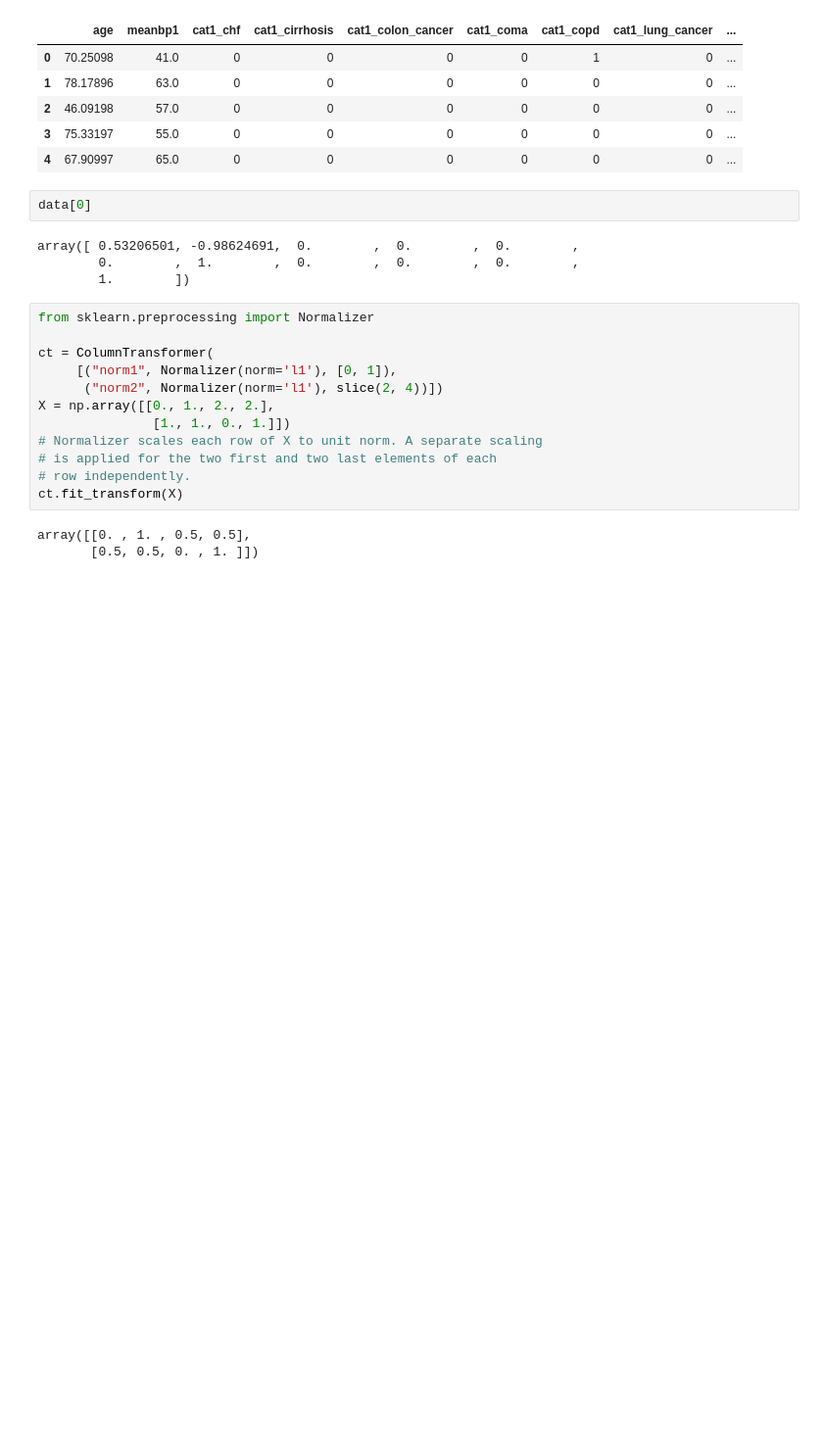
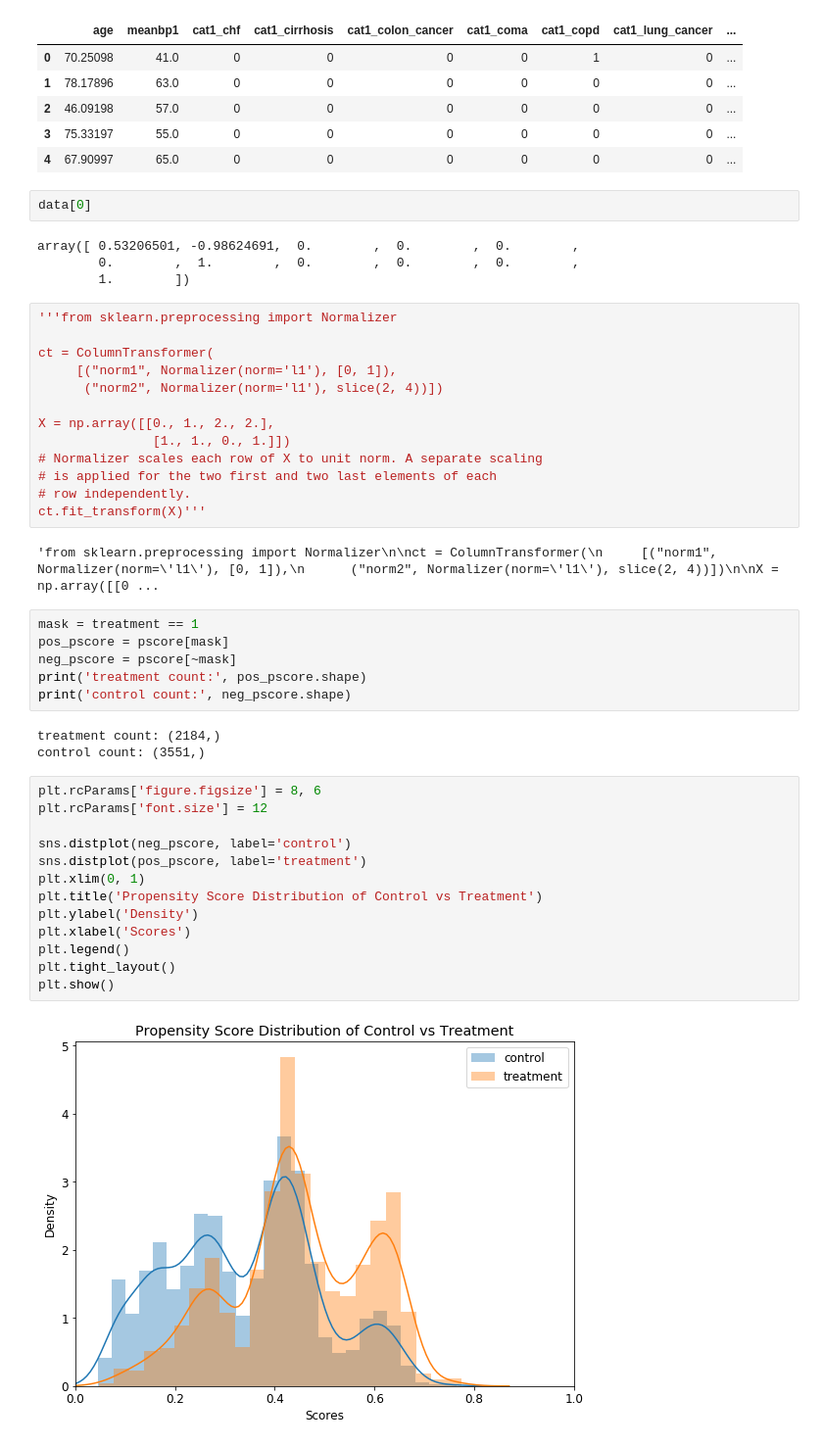
Before and after one commit to sidhant-guliani/propensity_score, a Jupyter notebook: propensity_score/example/catheterization_dataset/heart_cathterization_dataset_PS.ipynb, the cells around one changed output. Shown: that part at 98% size. Saved outputs shown, nothing was run; the diff lists cells and outputs as text; blank space fills up the shorter version.

```diff
--- a/propensity_score/example/catheterization_dataset/heart_cathterization_dataset_PS.ipynb
+++ b/propensity_score/example/catheterization_dataset/heart_cathterization_dataset_PS.ipynb
@@ -274,17 +282,41 @@ array([ 0.53206501, -0.98624691,  0.        ,  0.        ,  0.        ,
         0.        ,  1.        ,  0.        ,  0.        ,  0.        ,
         1.        ])
 # %%
-from sklearn.preprocessing import Normalizer
+'''from sklearn.preprocessing import Normalizer
 
 ct = ColumnTransformer(
      [("norm1", Normalizer(norm='l1'), [0, 1]),
       ("norm2", Normalizer(norm='l1'), slice(2, 4))])
+
 X = np.array([[0., 1., 2., 2.],
                [1., 1., 0., 1.]])
 # Normalizer scales each row of X to unit norm. A separate scaling
 # is applied for the two first and two last elements of each
 # row independently.
-ct.fit_transform(X)
+ct.fit_transform(X)'''
 # %% [output]
-array([[0. , 1. , 0.5, 0.5],
-       [0.5, 0.5, 0. , 1. ]])
+'from sklearn.preprocessing import Normalizer\n\nct = ColumnTransformer(\n     [("norm1", Normalizer(norm=\'l1\'), [0, 1]),\n      ("norm2", Normalizer(norm=\'l1\'), slice(2, 4))])\n\nX = np.array([[0 ...
+# %%
+mask = treatment == 1
+pos_pscore = pscore[mask]
+neg_pscore = pscore[~mask]
+print('treatment count:', pos_pscore.shape)
+print('control count:', neg_pscore.shape)
+# %% [output]
+treatment count: (2184,)
+control count: (3551,)
+# %%
+plt.rcParams['figure.figsize'] = 8, 6
+plt.rcParams['font.size'] = 12
+
+sns.distplot(neg_pscore, label='control')
+sns.distplot(pos_pscore, label='treatment')
+plt.xlim(0, 1)
+plt.title('Propensity Score Distribution of Control vs Treatment')
+plt.ylabel('Density')
+plt.xlabel('Scores')
+plt.legend()
+plt.tight_layout()
+plt.show()
+# %% [output]
+[figure, added]
```
Also changed, not shown: parts of 3 cells of this notebook.
